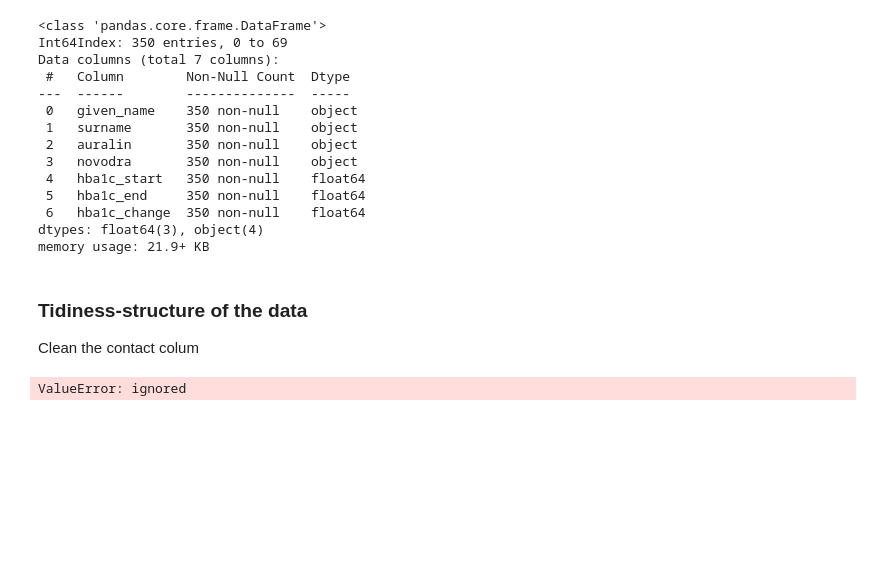
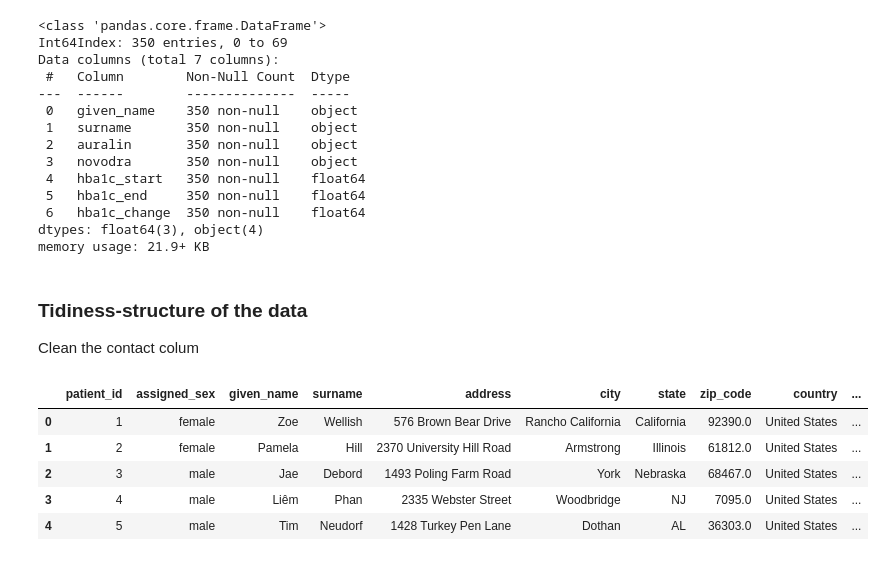
Before and after one commit to Jaeljane/100-days-of-code, a Jupyter notebook: Cleaning_the_diabetes_dataset.ipynb, the cells around one changed output. Cells and saved outputs as stored; diff of their text form; code cells hidden in the pictures; blank space fills up the shorter version.

Commit message:
email and contact fixed

```diff
--- a/Cleaning_the_diabetes_dataset.ipynb
+++ b/Cleaning_the_diabetes_dataset.ipynb
@@ -333,9 +333,20 @@ memory usage: 21.9+ KB
 # %% [markdown]
 ### Tidiness-structure of the data
 Clean the contact colum
-# %%
-# Your cleaning code here
-patients_clean['phone number']=patients_clean['contact'].str.extract(" \+?1?\s*\(?-*\.*(\d{3})\)?\.*-*\s*(\d{3})\.*-*\s*(\d{4})$", flags=0, expand=True)
-patients_clean
-# %% [output]
-ValueError: ignored
+# %%
+patients_clean['phone_number'] = patients_clean.contact.str.extract('((?:\+\d{1,2}\s)?\(?\d{3}\)?[\s.-]?\d{3}[\s.-]?\d{4})', expand=True)
+
+# [a-zA-Z] to signify emails in this dataset all start and end with letters
+patients_clean['email'] = patients_clean.contact.str.extract('([a-zA-Z][a-zA-Z0-9_.+-]+@[a-zA-Z0-9-]+\.[a-zA-Z0-9-.]+[a-zA-Z])', expand=True)
+
+# Note: axis=1 denotes that we are referring to a column, not a row
+patients_clean = patients_clean.drop('contact', axis=1)
+# %%
+patients_clean.head()
+# %% [output]
+|  | patient_id | assigned_sex | given_name | surname | address | city | state | zip_code | country | ... |
+| 0 | 1 | female | Zoe | Wellish | 576 Brown Bear Drive | Rancho California | California | 92390.0 | United States | ... |
+| 1 | 2 | female | Pamela | Hill | 2370 University Hill Road | Armstrong | Illinois | 61812.0 | United States | ... |
+| 2 | 3 | male | Jae | Debord | 1493 Poling Farm Road | York | Nebraska | 68467.0 | United States | ... |
+| 3 | 4 | male | Liêm | Phan | 2335 Webster Street | Woodbridge | NJ | 7095.0 | United States | ... |
+| 4 | 5 | male | Tim | Neudorf | 1428 Turkey Pen Lane | Dothan | AL | 36303.0 | United States | ... |
```
